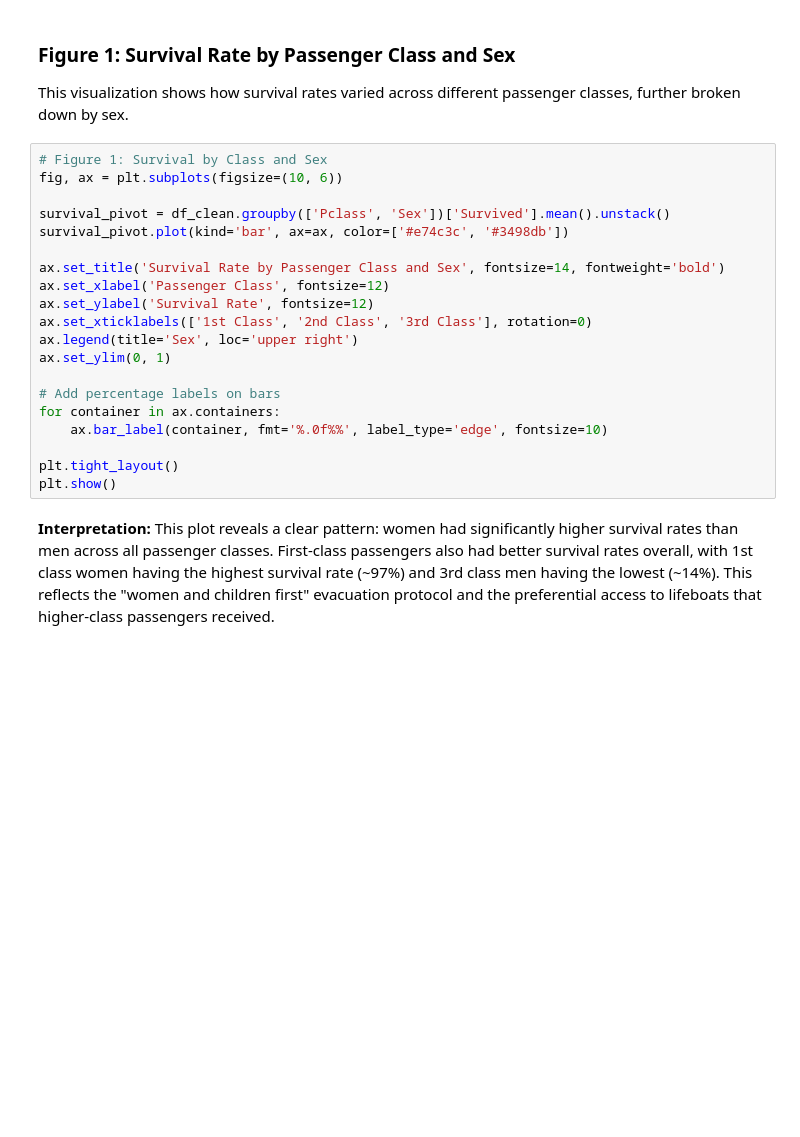
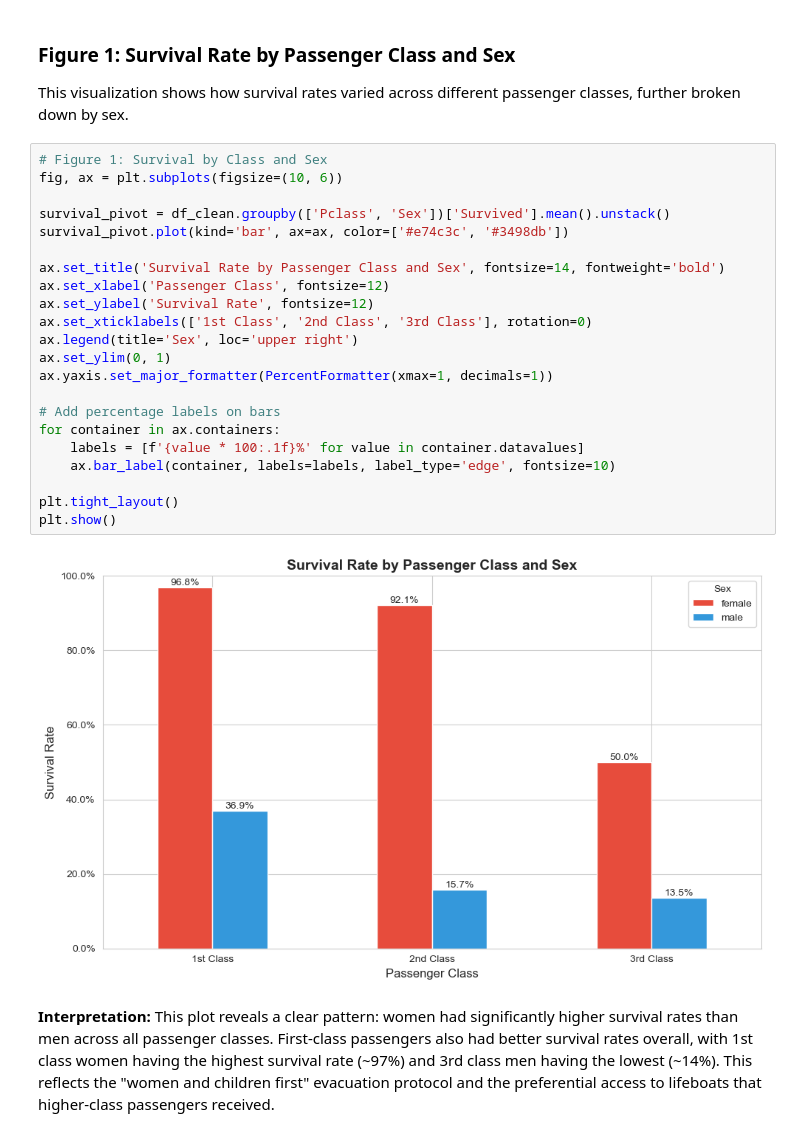
Before and after one commit to sam-andaluri/ai-programming-foundations-project, a Jupyter notebook: data_workflow.ipynb, the cells around one changed output. Saved outputs shown, nothing was run; the diff lists cells and outputs as text; blank space fills up the shorter version.

Commit message:
Fix directory structure in README.md. Fix notebook graph percent format in first visualization

```diff
--- a/data_workflow.ipynb
+++ b/data_workflow.ipynb
@@ -206,23 +281,27 @@ This visualization shows how survival rates varied across different passenger cl
 # %%
 # Figure 1: Survival by Class and Sex
 fig, ax = plt.subplots(figsize=(10, 6))
 
 survival_pivot = df_clean.groupby(['Pclass', 'Sex'])['Survived'].mean().unstack()
 survival_pivot.plot(kind='bar', ax=ax, color=['#e74c3c', '#3498db'])
 
 ax.set_title('Survival Rate by Passenger Class and Sex', fontsize=14, fontweight='bold')
 ax.set_xlabel('Passenger Class', fontsize=12)
 ax.set_ylabel('Survival Rate', fontsize=12)
 ax.set_xticklabels(['1st Class', '2nd Class', '3rd Class'], rotation=0)
 ax.legend(title='Sex', loc='upper right')
 ax.set_ylim(0, 1)
+ax.yaxis.set_major_formatter(PercentFormatter(xmax=1, decimals=1))
 
 # Add percentage labels on bars
 for container in ax.containers:
-    ax.bar_label(container, fmt='%.0f%%', label_type='edge', fontsize=10)
+    labels = [f'{value * 100:.1f}%' for value in container.datavalues]
+    ax.bar_label(container, labels=labels, label_type='edge', fontsize=10)
 
 plt.tight_layout()
 plt.show()
+# %% [output]
+[figure, added]
 # %% [markdown]
 **Interpretation:** This plot reveals a clear pattern: women had significantly higher survival rates than men across all passenger classes. First-class passengers also had better survival rates overall, with 1st class women having the highest survival rate (~97%) and 3rd class men having the lowest (~14%). This reflects the "women and children first" evacuation protocol and the preferential access to lifeboats that higher-class passengers received.
 # %% [markdown]
```
Also changed, not shown: parts of 8 cells of this notebook, 1 other file.
